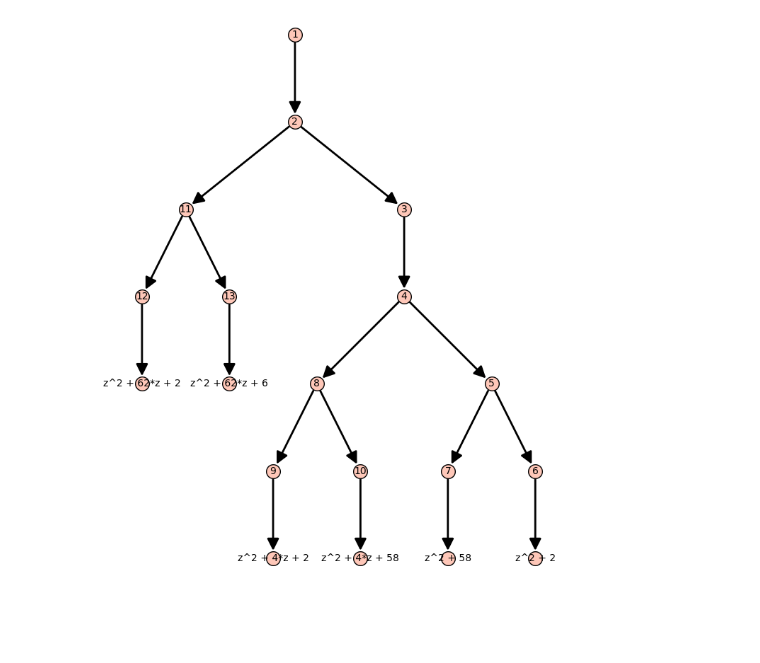
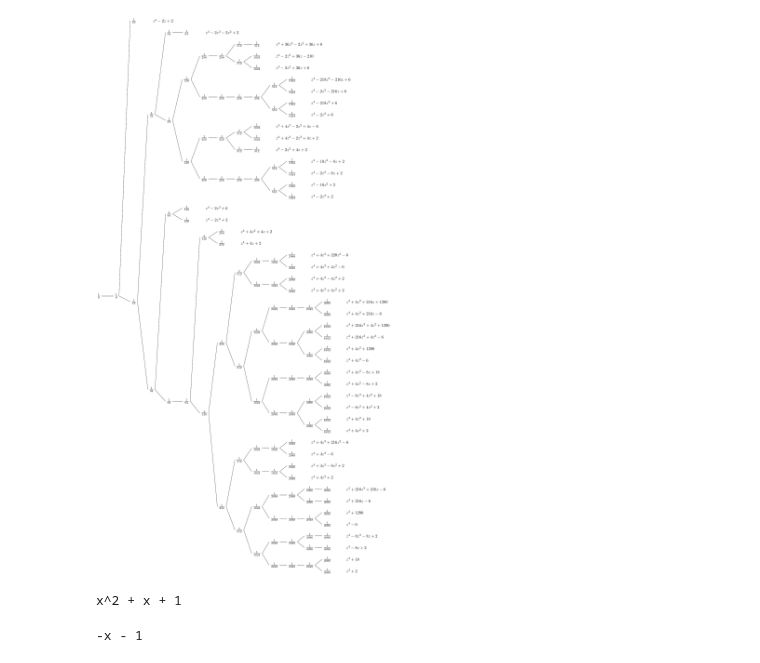
Before and after one commit to achimkrause/chainrings, a Jupyter notebook: Chainrings.ipynb, the cells around one changed output. Drawn from its saved outputs; the diff is of its cells as text; code cells hidden in the pictures; blank space fills up the shorter version.

```diff
--- a/Chainrings.ipynb
+++ b/Chainrings.ipynb
@@ -182,27 +182,32 @@ def branches(W,E,n):
     return [(E + W(a).lift_to_precision()*(-E(0))^(n//e)*z^(n % e),(n+1)) for a in cosets]
 
 def tree(W,E,n):
+    R = ZZ.extension(W.defining_polynomial().change_ring(ZZ),'x')
     bs = branches(W,E,n)
     if bs == "stable":
         node = dict(
             mass = chainRingMass(W,E,n),
-            eisenstein = E,
-            children = []
+            length = n,
+            eisenstein = E.change_ring(R),
+            children = [],
         )
         return node
     else:
         node = dict(
             mass = chainRingMass(W,E,n),
-            eisenstein = E,
+            length = n,
+            eisenstein = E.change_ring(R),
             children = [tree(W,E2,n2) for E2,n2 in bs]
         )
         return node
+
 
 def classifyChainrings(W,e):
     F = W.residue_field()
     q = F.order()
     root = dict(
         mass = q^(1-e),
+        length = e,
         children = [tree(W,E,n) for E,n in initial(W,e)]
     )
     return root
@@ -261,4 +242,0 @@ classifyChainrings(W,e)
-# %%
-drawClassification(classifyChainrings(W,e))
-# %% [output]
-[figure, removed]
@@ -264,0 +293,19 @@ drawClassification(classifyChainrings(W,e))
+# %%
+W.<x> = Zq(2)
+e=4
+
+with open('latex/tree.tex', 'w') as tex:
+    tex.write(printToTex(classifyChainrings(W,e)))
+
+!(cd latex; pdflatex tree.tex > /dev/null)
+!(cd latex; pdftoppm -png tree.pdf > tree.png)
+
+from IPython.display import Image
+Image(filename='latex/tree.png')
+# %% [output]
+[figure, added]
+# %%
+c = W(-1-x)
+W.defining_polynomial().change_ring(ZZ)
+# %% [output]
+x^2 + x + 1
@@ -264,0 +314,4 @@ drawClassification(classifyChainrings(W,e))
+# %%
+R(c)
+# %% [output]
+-x - 1
```
Also changed, not shown: parts of 5 cells of this notebook.
